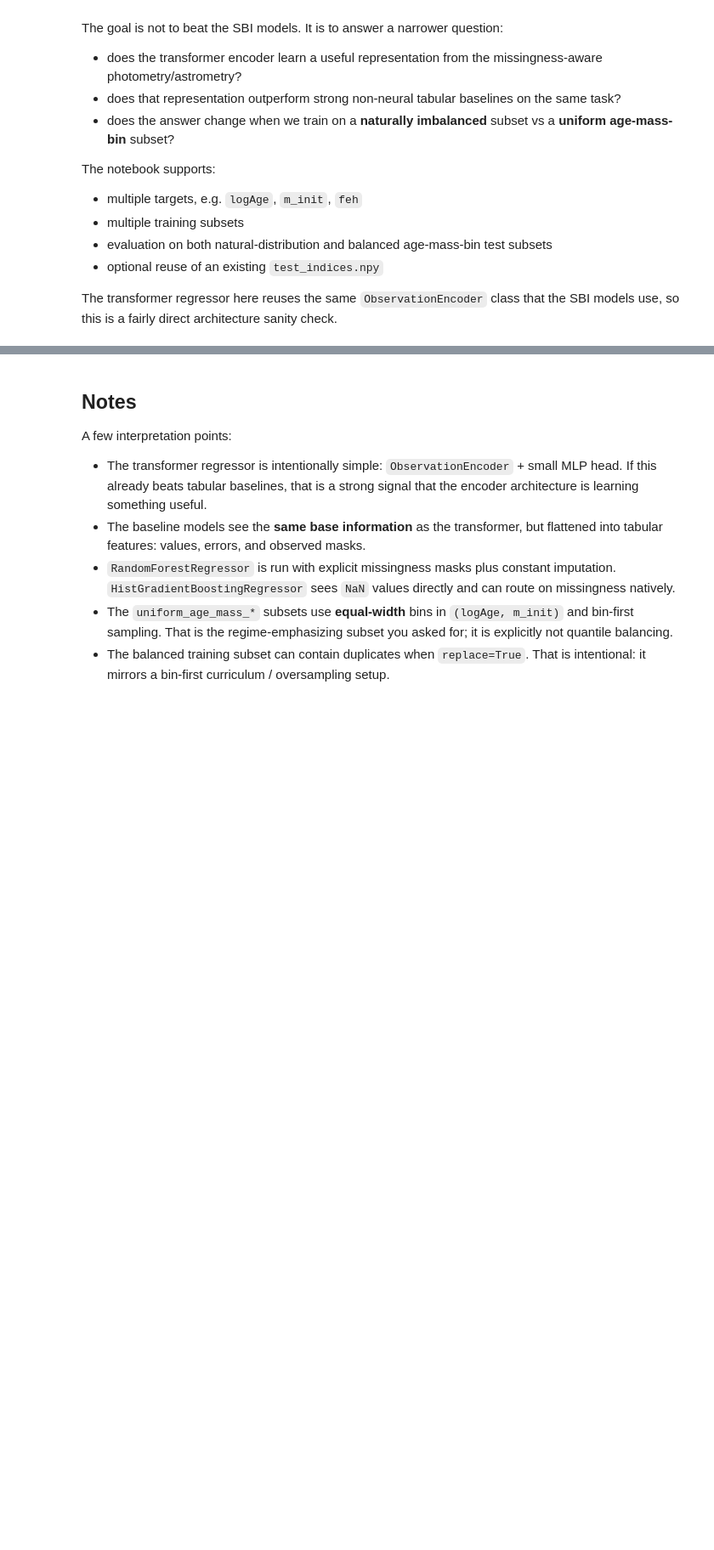
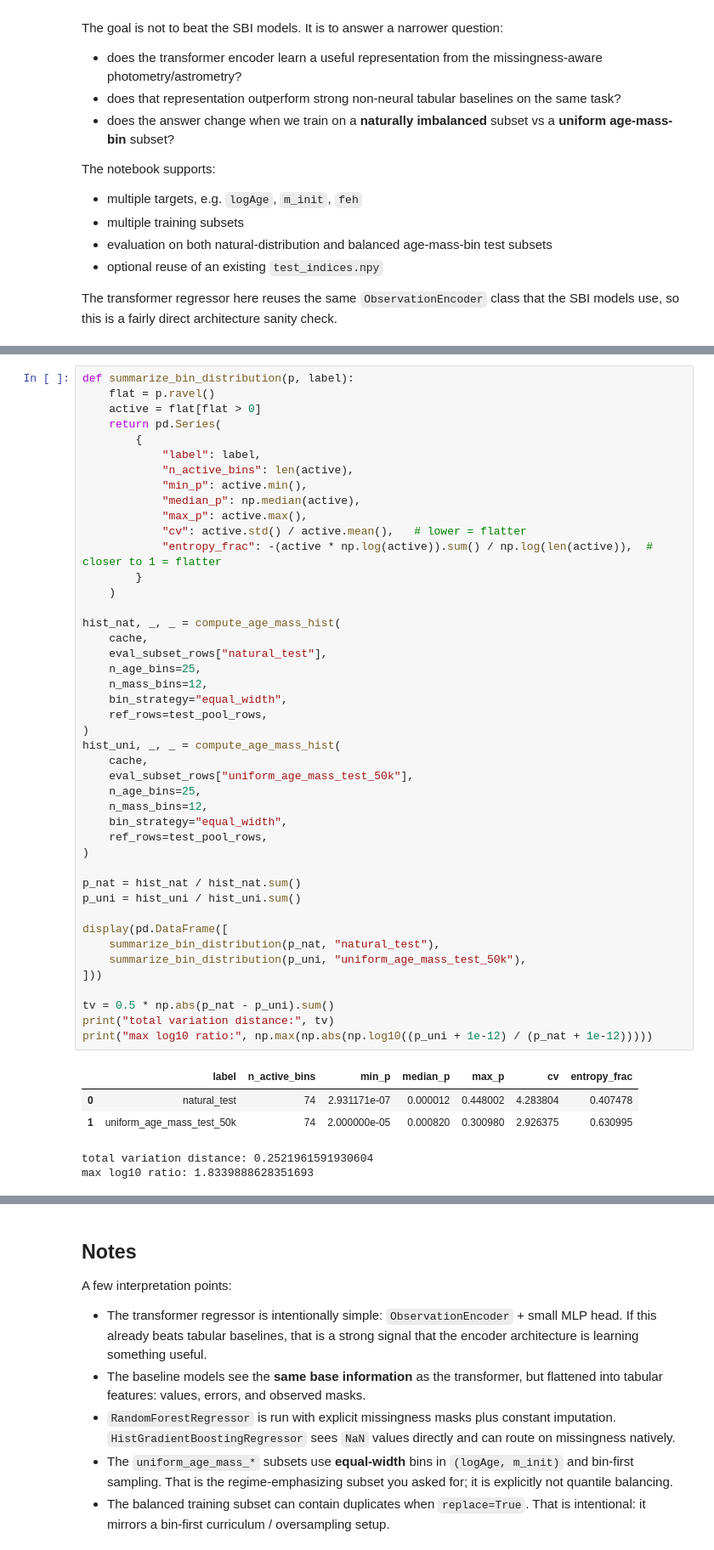
Before and after one commit to sebastianratzenboeck/sbi_variants, a Jupyter notebook: notebooks/transformer_regression_benchmark.ipynb, the cells around one changed output, grey strips where cells are left out. Shown at 85% size. Drawn from its saved outputs; the diff is of its cells as text; blank space fills up the shorter version.

```diff
--- a/notebooks/transformer_regression_benchmark.ipynb
+++ b/notebooks/transformer_regression_benchmark.ipynb
@@ -501 +646,51 @@ plot_age_mass_distributions(cache, eval_subset_rows, title_prefix='eval: ')
+# %%
+def summarize_bin_distribution(p, label):
+    flat = p.ravel()
+    active = flat[flat > 0]
+    return pd.Series(
+        {
+            "label": label,
+            "n_active_bins": len(active),
+            "min_p": active.min(),
+            "median_p": np.median(active),
+            "max_p": active.max(),
+            "cv": active.std() / active.mean(),   # lower = flatter
+            "entropy_frac": -(active * np.log(active)).sum() / np.log(len(active)),  # closer to 1 = flatter
+        }
+    )
+
+hist_nat, _, _ = compute_age_mass_hist(
+    cache,
+    eval_subset_rows["natural_test"],
+    n_age_bins=25,
+    n_mass_bins=12,
+    bin_strategy="equal_width",
+    ref_rows=test_pool_rows,
+)
+hist_uni, _, _ = compute_age_mass_hist(
+    cache,
+    eval_subset_rows["uniform_age_mass_test_50k"],
+    n_age_bins=25,
+    n_mass_bins=12,
+    bin_strategy="equal_width",
+    ref_rows=test_pool_rows,
+)
+
+p_nat = hist_nat / hist_nat.sum()
+p_uni = hist_uni / hist_uni.sum()
+
+display(pd.DataFrame([
+    summarize_bin_distribution(p_nat, "natural_test"),
+    summarize_bin_distribution(p_uni, "uniform_age_mass_test_50k"),
+]))
+
+tv = 0.5 * np.abs(p_nat - p_uni).sum()
+print("total variation distance:", tv)
+print("max log10 ratio:", np.max(np.abs(np.log10((p_uni + 1e-12) / (p_nat + 1e-12)))))
+# %% [output]
+|  | label | n_active_bins | min_p | median_p | max_p | cv | entropy_frac |
+| 0 | natural_test | 74 | 2.931171e-07 | 0.000012 | 0.448002 | 4.283804 | 0.407478 |
+| 1 | uniform_age_mass_test_50k | 74 | 2.000000e-05 | 0.000820 | 0.300980 | 2.926375 | 0.630995 |
+total variation distance: 0.2521961591930604
+max log10 ratio: 1.8339888628351693
 # %%
```
Also changed, not shown: parts of 18 cells of this notebook, 8 other files.
